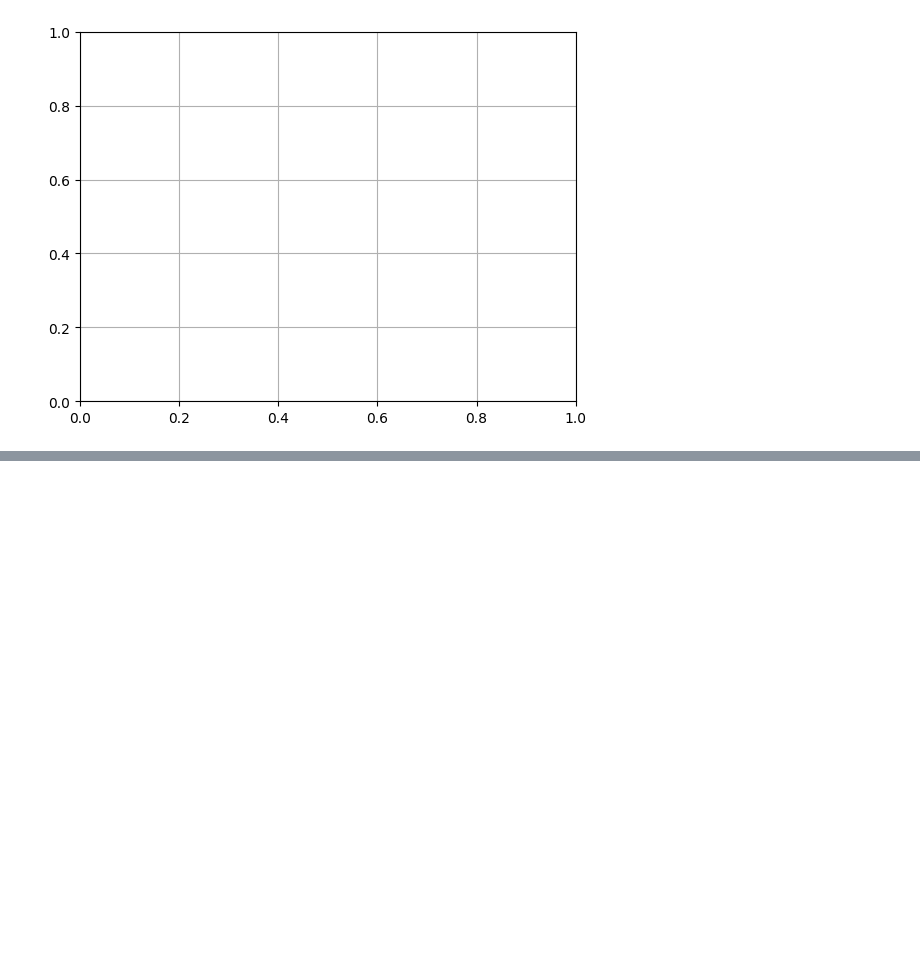
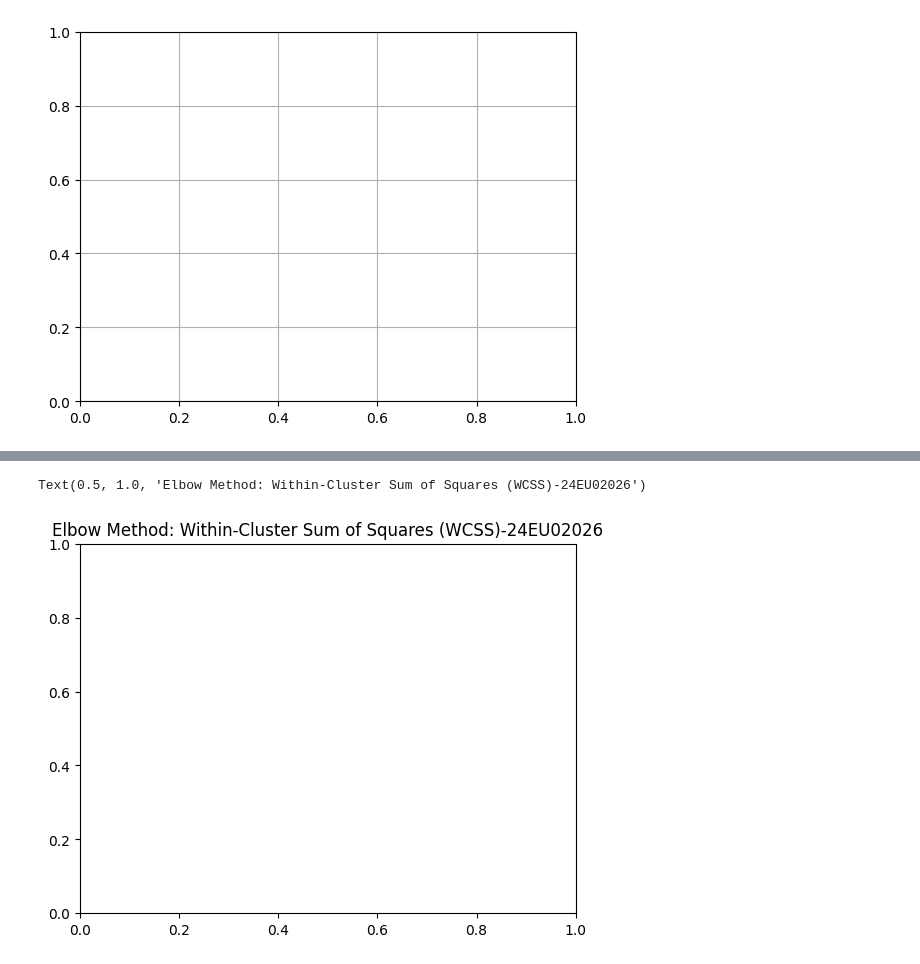
Before and after one commit to Rupasri-555/ML-LAB, a Jupyter notebook: Task_6(1)_In_lab.ipynb, the cells around one changed output, grey strips where cells are left out. Drawn from its saved outputs; the diff is of its cells as text; code cells hidden in the pictures; blank space fills up the shorter version.

```diff
--- a/Task_6(1)_In_lab.ipynb
+++ b/Task_6(1)_In_lab.ipynb
@@ -410,0 +438,5 @@ plt.show()
+# %%
+plt.title("Elbow Method: Within-Cluster Sum of Squares (WCSS)-24EU02026")
+# %% [output]
+Text(0.5, 1.0, 'Elbow Method: Within-Cluster Sum of Squares (WCSS)-24EU02026')
+[figure, added]
```
Also changed, not shown: parts of 74 cells of this notebook.
